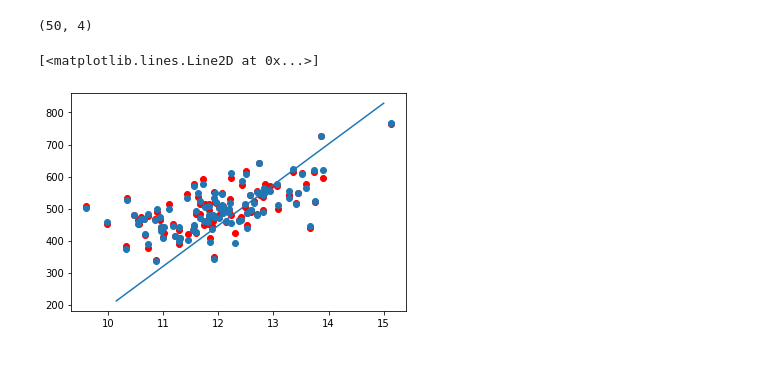
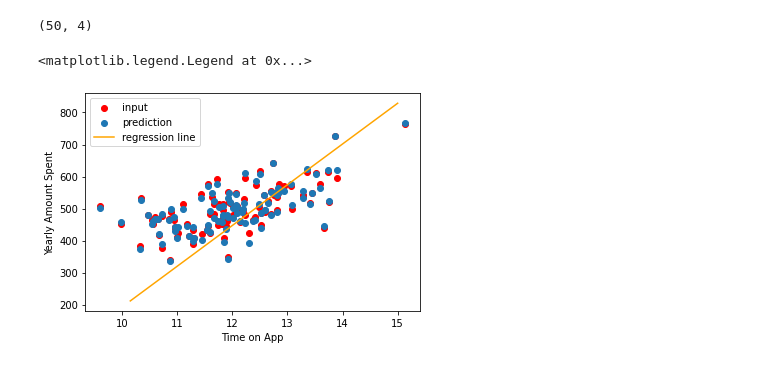
Before and after one commit to azadranjith/LinearRegression, a Jupyter notebook: Linear Regression.ipynb, the cells around one changed output. Drawn from its saved outputs; the diff is of its cells as text; code cells hidden in the pictures.

```diff
--- a/Linear Regression.ipynb
+++ b/Linear Regression.ipynb
@@ -259,10 +261,14 @@ XX = np.linspace(10, 15, 100)
 XX = XX.reshape(-1,x_val.shape[1])
 YY = model.predict(XX)
 # %%
-plt.scatter(x=x_val['Time on App'],y=y_val['Yearly Amount Spent'],color = 'r')
-plt.scatter(x_val['Time on App'],y_pred)
-plt.plot(XX[:,3],YY)
+plt.scatter(x=x_val['Time on App'],y=y_val['Yearly Amount Spent'],color = 'r',label='input')
+plt.scatter(x_val['Time on App'],y_pred,label = 'prediction')
+plt.plot(XX[:,3],YY,c='orange', label='regression line')
+plt.xlabel('Time on App')
+plt.ylabel('Yearly Amount Spent')
+plt.legend()
+
 # plt.plot(y_pred,x_val)
 # %% [output]
-[<matplotlib.lines.Line2D at 0x...>]
+<matplotlib.legend.Legend at 0x...>
-[figure, old version]
+[figure, new version]
```
Also changed, not shown: parts of 1 cell of this notebook, 1 other file.
